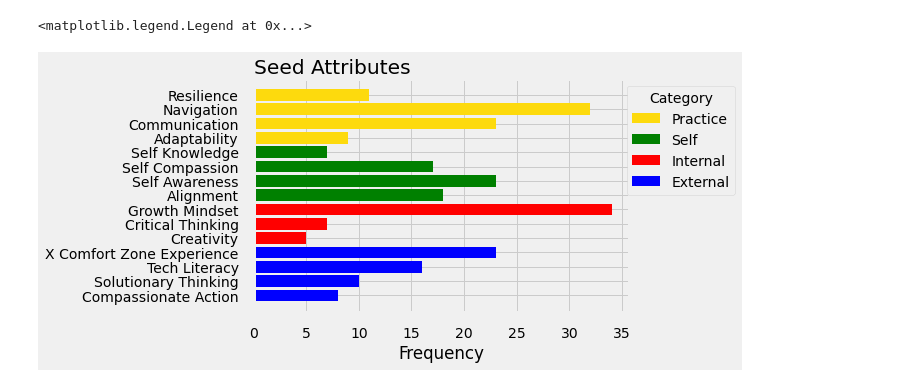
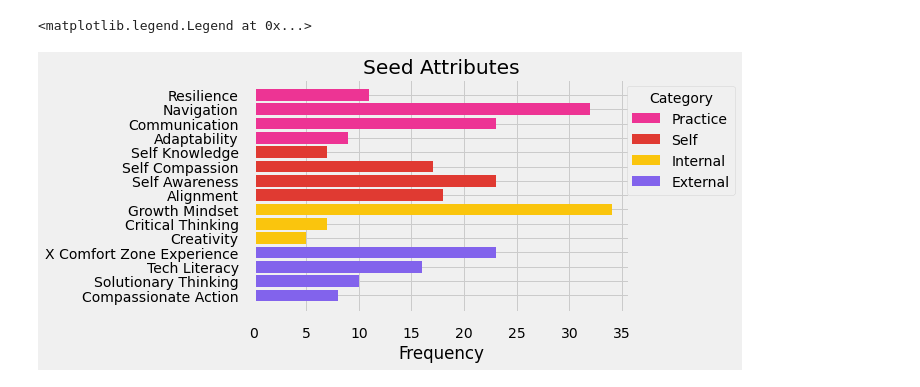
Before and after one commit to caydenw21/BloomRadius, a Jupyter notebook: week1Vis.ipynb, the cells around one changed output. Drawn from its saved outputs; the diff is of its cells as text; code cells hidden in the pictures.

```diff
--- a/week1Vis.ipynb
+++ b/week1Vis.ipynb
@@ -1,6 +3,7 @@
 # %%
 import matplotlib
-matplotlib.use('Agg', warn=False)
+matplotlib.rcParams['axes.linewidth'] = 1
+matplotlib.use('Agg')
 %matplotlib inline
 import matplotlib.pyplot as plots
 plots.style.use('fivethirtyeight')
@@ -65,15 +133,15 @@ attributeCount['Category'] = uniqueSeeds['Category']
 attributeCount = attributeCount[['Attribute','Category','Count']].sort_values('Category').reset_index(drop=True)
 # %%
 fig, ax = plots.subplots()
-plots.barh(attributeCount[attributeCount['Category'] == 'External']['Attribute'], attributeCount[attributeCount['Category'] == 'External']['Count'], color='b', label='External')
-plots.barh(attributeCount[attributeCount['Category'] == 'Internal']['Attribute'], attributeCount[attributeCount['Category'] == 'Internal']['Count'], color='r', label='Internal')
-plots.barh(attributeCount[attributeCount['Category'] == 'Self']['Attribute'], attributeCount[attributeCount['Category'] == 'Self']['Count'], color='g', label='Self')
-plots.barh(attributeCount[attributeCount['Category'] == 'Practice']['Attribute'], attributeCount[attributeCount['Category'] == 'Practice']['Count'], color='#FDDA0D', label='Practice')
+plots.barh(attributeCount[attributeCount['Category'] == 'External']['Attribute'], attributeCount[attributeCount['Category'] == 'External']['Count'], color='#8263ec', label='External')
+plots.barh(attributeCount[attributeCount['Category'] == 'Internal']['Attribute'], attributeCount[attributeCount['Category'] == 'Internal']['Count'], color='#fac50d', label='Internal')
+plots.barh(attributeCount[attributeCount['Category'] == 'Self']['Attribute'], attributeCount[attributeCount['Category'] == 'Self']['Count'], color='#e03a32', label='Self')
+plots.barh(attributeCount[attributeCount['Category'] == 'Practice']['Attribute'], attributeCount[attributeCount['Category'] == 'Practice']['Count'], color='#ed3494', label='Practice')
 ax.tick_params(axis='both', which='major', pad=15)
 plots.xlabel('Frequency')
-plots.title('Seed Attributes', loc='left',pad=5)
+plots.title('Seed Attributes', loc='center',pad=5)
 handles, labels = ax.get_legend_handles_labels()
 ax.legend(handles[::-1], labels[::-1], title='Category', bbox_to_anchor=(1.3, 1), loc='upper right')
 # %% [output]
 <matplotlib.legend.Legend at 0x...>
-[figure, old version]
+[figure, new version]
```
Also changed, not shown: parts of 5 cells of this notebook.
